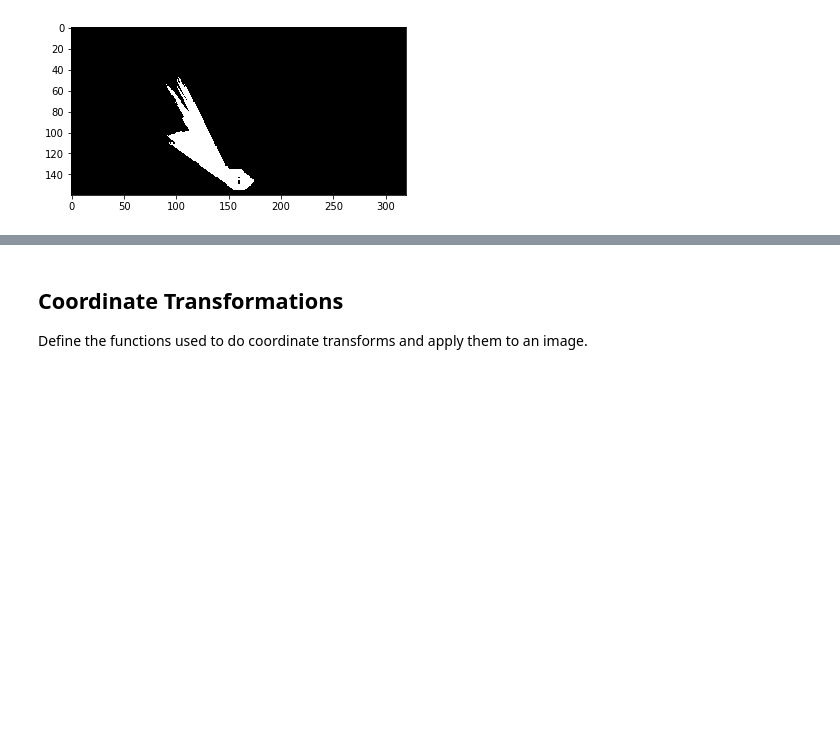
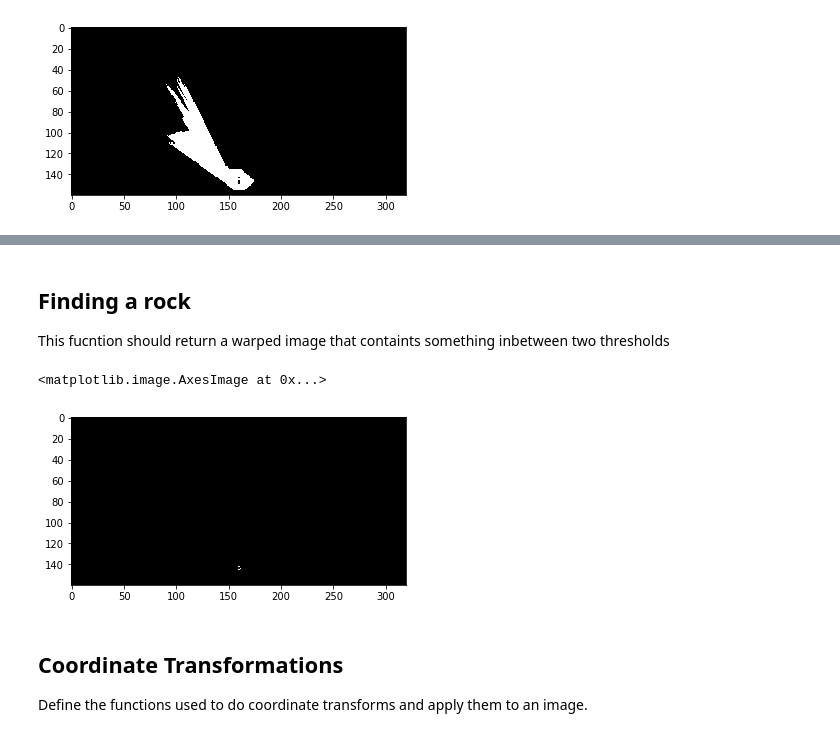
Before and after one commit to iFoxbox/RoboND-Rover-Project, a Jupyter notebook: code/Rover_Project_Test_Notebook.ipynb, the cells around one changed output, grey strips where cells are left out. Saved outputs shown, nothing was run; the diff lists cells and outputs as text; code cells hidden in the pictures; blank space fills up the shorter version.

```diff
--- a/code/Rover_Project_Test_Notebook.ipynb
+++ b/code/Rover_Project_Test_Notebook.ipynb
@@ -167,3 +168,30 @@ plt.imshow(threshed, cmap='gray')
+# %% [markdown]
+## Finding a rock
+This fucntion should return a warped image that containts something inbetween two thresholds
+# %%
+#This should highlight the rocks
+def highlight_feature(img, upper_thresh=(200, 173, 20), lower_thresh=(140, 120, 0)):
+    # Create an array of zeros same xy size as img, but single channel
+    color_select = np.zeros_like(img[:,:,0])
+    # Require that each pixel be above all three threshold values in RGB
+    # between_thresh will now contain a boolean array with "True"
+    # where threshold was met
+    between_thresh = (img[:,:,0] < upper_thresh[0]) \
+                & (img[:,:,1] < upper_thresh[1]) \
+                & (img[:,:,2] < upper_thresh[2])\
+                & (img[:,:,0] > lower_thresh[0]) \
+                & (img[:,:,1] > lower_thresh[1]) \
+                & (img[:,:,2] > lower_thresh[2])
+    # Index the array of zeros with the boolean array and set to 1
+    color_select[between_thresh] = 1
+    # Return the binary image
+    return color_select
+
+rock_found = highlight_feature(warped)
+plt.imshow(rock_found, cmap='gray')
+# %% [output]
+<matplotlib.image.AxesImage at 0x...>
+[figure, added]
 # %% [markdown]
 ## Coordinate Transformations
 Define the functions used to do coordinate transforms and apply them to an image.
```
Also changed, not shown: parts of 2 cells of this notebook.
